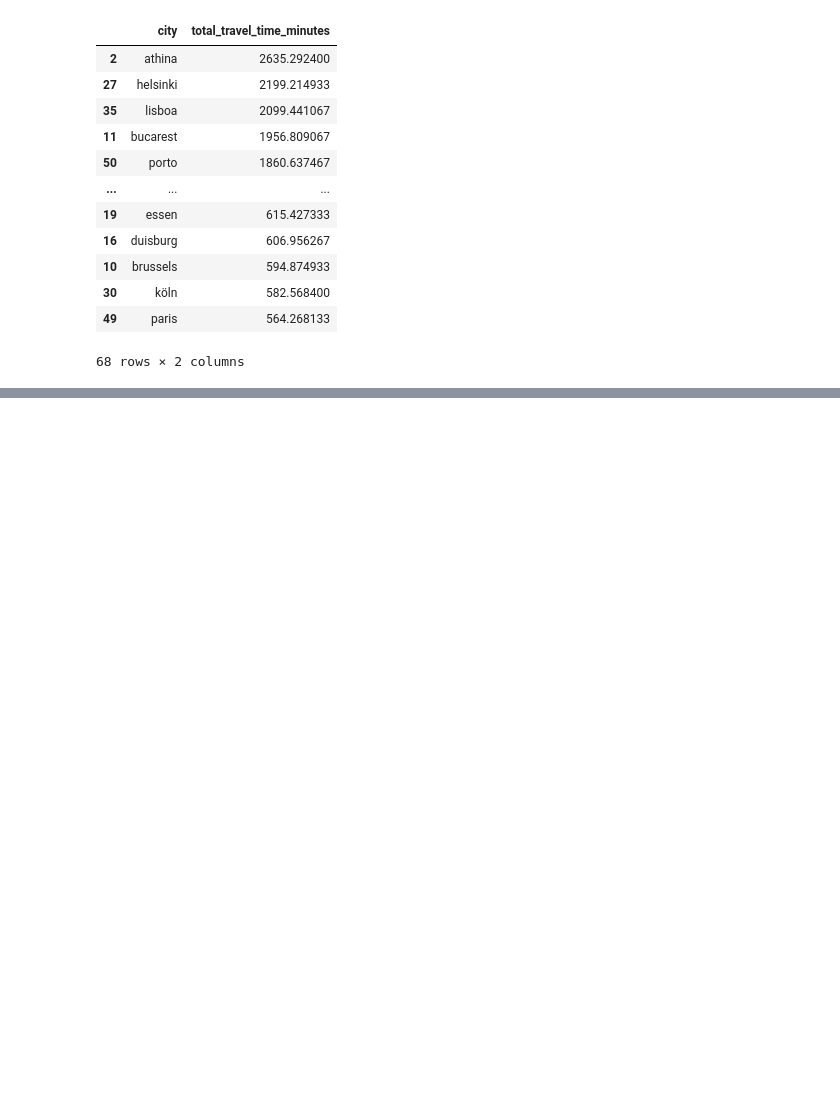
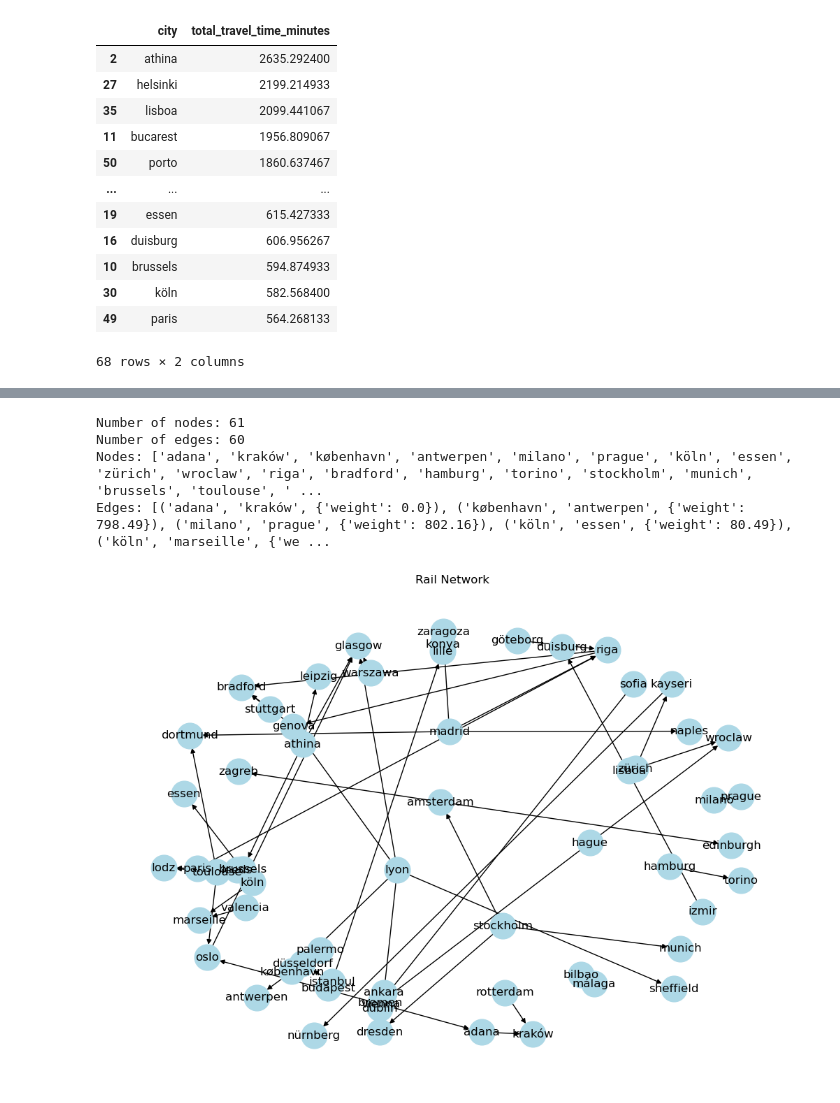
Before and after one commit to Niledough/DOPP_Exercise_2, a Jupyter notebook: dopp-air-and-rail.ipynb, the cells around one changed output, grey strips where cells are left out. Saved outputs shown, nothing was run; the diff lists cells and outputs as text; code cells hidden in the pictures; blank space fills up the shorter version.

```diff
--- a/dopp-air-and-rail.ipynb
+++ b/dopp-air-and-rail.ipynb
@@ -1728,0 +1737,3 @@ average_train_travel_time.sort_values(by='total_travel_time_minutes', ascending=
+# %%
+df_trains = pd.read_csv("data/train-data/df_trains.csv")
+df_trains.info()
@@ -1728,0 +1759,32 @@ average_train_travel_time.sort_values(by='total_travel_time_minutes', ascending=
+# %%
+# get samples from dataframes in separate cell for reproducability
+df_trains = df_trains.sample(n = 60)
+# %%
+#initialize directed graphs for rail and air network
+rail_graph = nx.DiGraph()
+air_graph = nx.DiGraph()
+
+
+# Add edges for the rail network
+for _, row in df_trains.iterrows():
+    rail_graph.add_edge(row['city1'], row['city2'], weight=row['total_travel_time_minutes'])
+
+print(f"Number of nodes: {rail_graph.number_of_nodes()}")
+print(f"Number of edges: {rail_graph.number_of_edges()}")
+print("Nodes:", list(rail_graph.nodes()))
+print("Edges:", list(rail_graph.edges(data=True)))
+
+# # Add edges for the air network
+# for _, row in air_df.iterrows():
+#     air_graph.add_edge(row['Origin City'], row['Destination City'], weight=row['Travel Time'])
+
+plt.figure(figsize=(10, 7))
+nx.draw(rail_graph, with_labels=True, node_size=700, node_color='lightblue')
+plt.title("Rail Network")
+plt.show()
+# %% [output]
+Number of nodes: 61
+Number of edges: 60
+Nodes: ['adana', 'kraków', 'københavn', 'antwerpen', 'milano', 'prague', 'köln', 'essen', 'zürich', 'wroclaw', 'riga', 'bradford', 'hamburg', 'torino', 'stockholm', 'munich', 'brussels', 'toulouse', ' ...
+Edges: [('adana', 'kraków', {'weight': 0.0}), ('københavn', 'antwerpen', {'weight': 798.49}), ('milano', 'prague', {'weight': 802.16}), ('köln', 'essen', {'weight': 80.49}), ('köln', 'marseille', {'we ...
+[figure, added]
```
Also changed, not shown: parts of 3 cells of this notebook, 1 other file.
